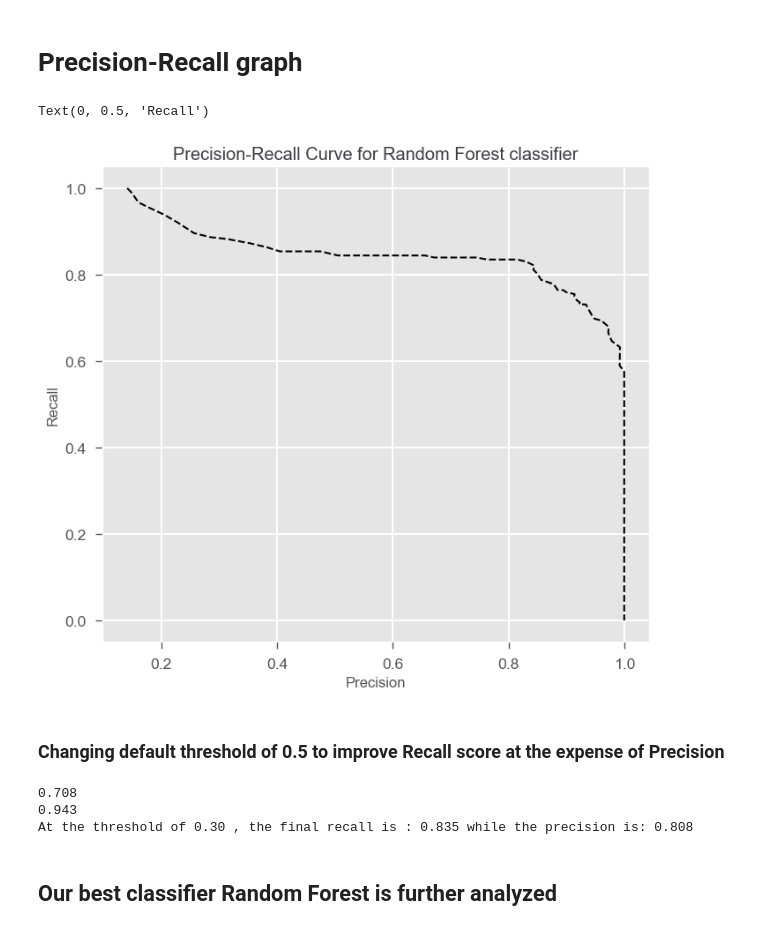
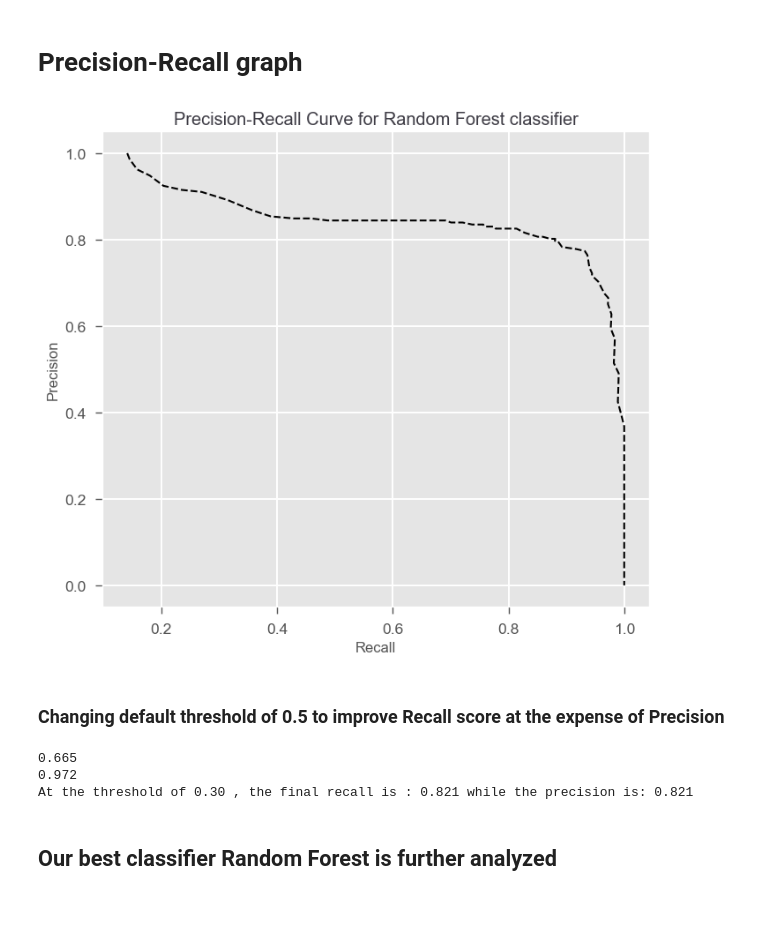
Before and after one commit to zohaibdr/Portfolio, a Jupyter notebook: Customer churn/TelecomChurnProject.ipynb, the cells around one changed output. Drawn from its saved outputs; the diff is of its cells as text; code cells hidden in the pictures.

```diff
--- a/Customer churn/TelecomChurnProject.ipynb
+++ b/Customer churn/TelecomChurnProject.ipynb
@@ -182,5 +183,5 @@ X_train, X_test, y_train, y_test = train_test_split(X, y, test_size = 0.30, rand
 # %%
-model_RF = RandomForestClassifier(random_state=10)
+model_RF = RandomForestClassifier(class_weight="balanced", random_state=10)
 model_RF.fit(X_train, y_train.values.ravel())
 y_predict = model_RF.predict(X_test)
 # %% [markdown]
@@ -387,21 +393,20 @@ Naive Bayes:, 0.850
 # %%
 from sklearn.metrics import precision_recall_curve
 
 precision, recall, thresholds = precision_recall_curve(y_test, model_RF.predict_proba(X_test)[:, 1] )
 plt.style.use('ggplot')
 
 plt.plot(precision, recall, linestyle = "--", color = "black", label = "Random Forest")
 
 plt.title('Precision-Recall Curve for Random Forest classifier')
-plt.xlabel('Precision')
-plt.ylabel('Recall')
+plt.ylabel('Precision')
+plt.xlabel('Recall')
 
 # plt.legend(loc = 'best')
 
 # plt.savefig('PrecRecCurve', dpi = 600)
 # %% [output]
-Text(0, 0.5, 'Recall')
-[figure, old version]
+[figure, new version]
 # %% [markdown]
 ### Changing default threshold of 0.5 to improve Recall score at the expense of Precision
 # %%
@@ -432,9 +437,9 @@ optim_threshold = threshold
 
 print('At the threshold of %0.2f' %optim_threshold, ', the final recall is : %0.3f' %recall, 'while the precision is: %0.3f' %precision)
 # %% [output]
-0.708
-0.943
-At the threshold of 0.30 , the final recall is : 0.835 while the precision is: 0.808
+0.665
+0.972
+At the threshold of 0.30 , the final recall is : 0.821 while the precision is: 0.821
 # %% [markdown]
 ## Our best classifier Random Forest is further analyzed
 # %% [markdown]
```
Also changed, not shown: parts of 14 cells of this notebook, 4 other files.
